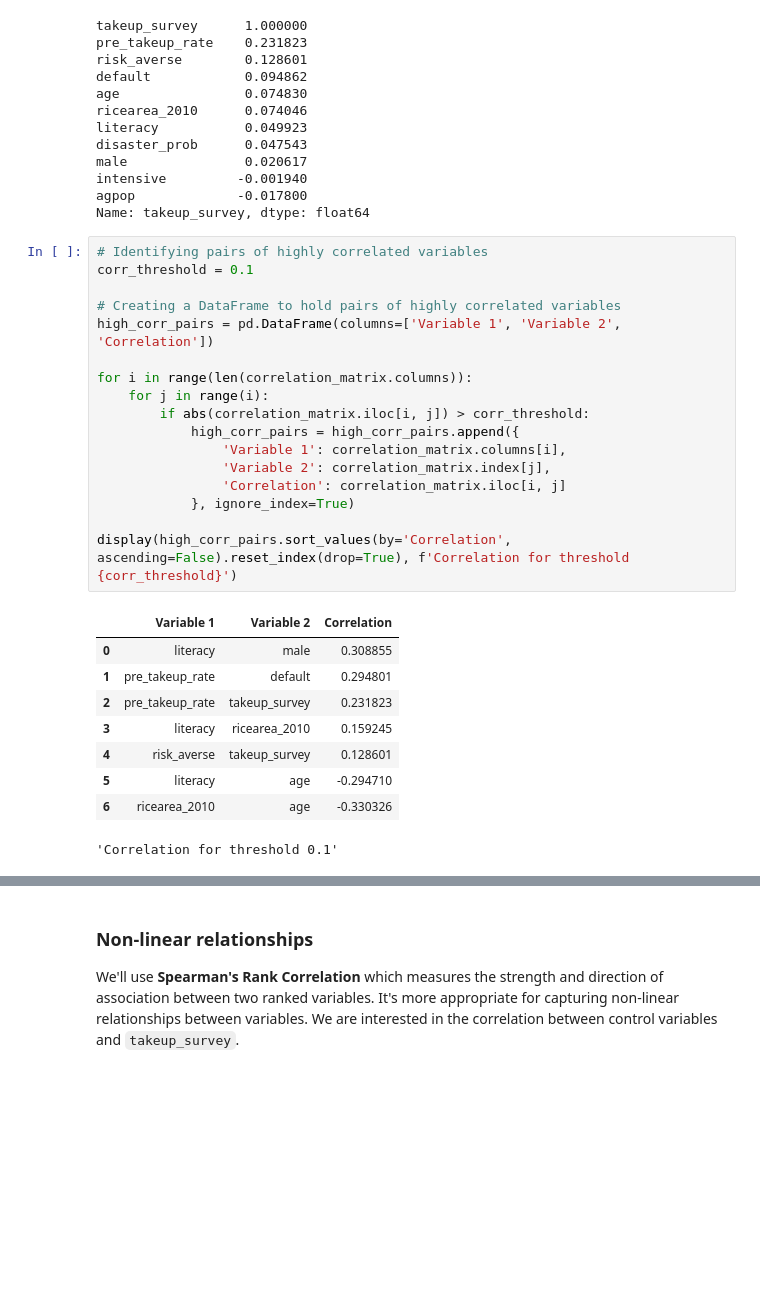
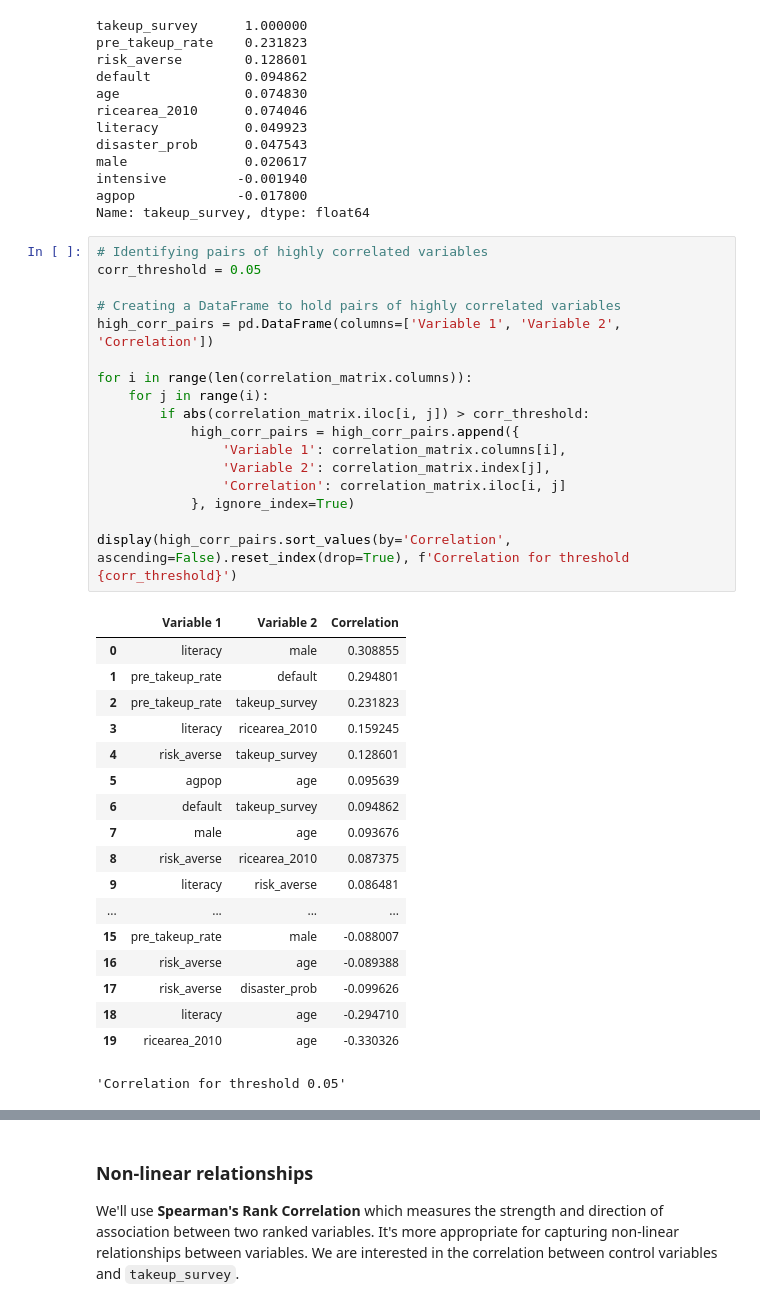
Before and after one commit to Dawlau/castle-doctrine-causality, a Jupyter notebook: causal-estimation.ipynb, the cells around one changed output, grey strips where cells are left out. Drawn from its saved outputs; the diff is of its cells as text; blank space fills up the shorter version.

```diff
--- a/causal-estimation.ipynb
+++ b/causal-estimation.ipynb
@@ -348,30 +346,39 @@ agpop             -0.017800
 Name: takeup_survey, dtype: float64
 # %%
 # Identifying pairs of highly correlated variables
-corr_threshold = 0.1
+corr_threshold = 0.05
 
 # Creating a DataFrame to hold pairs of highly correlated variables
 high_corr_pairs = pd.DataFrame(columns=['Variable 1', 'Variable 2', 'Correlation'])
 
 for i in range(len(correlation_matrix.columns)):
     for j in range(i):
         if abs(correlation_matrix.iloc[i, j]) > corr_threshold:
             high_corr_pairs = high_corr_pairs.append({
                 'Variable 1': correlation_matrix.columns[i],
                 'Variable 2': correlation_matrix.index[j],
                 'Correlation': correlation_matrix.iloc[i, j]
             }, ignore_index=True)
 
 display(high_corr_pairs.sort_values(by='Correlation', ascending=False).reset_index(drop=True), f'Correlation for threshold {corr_threshold}')
 # %% [output]
 |  | Variable 1 | Variable 2 | Correlation |
 | 0 | literacy | male | 0.308855 |
 | 1 | pre_takeup_rate | default | 0.294801 |
 | 2 | pre_takeup_rate | takeup_survey | 0.231823 |
 | 3 | literacy | ricearea_2010 | 0.159245 |
 | 4 | risk_averse | takeup_survey | 0.128601 |
-| 5 | literacy | age | -0.294710 |
-| 6 | ricearea_2010 | age | -0.330326 |
+| 5 | agpop | age | 0.095639 |
+| 6 | default | takeup_survey | 0.094862 |
+| 7 | male | age | 0.093676 |
+| 8 | risk_averse | ricearea_2010 | 0.087375 |
+| 9 | literacy | risk_averse | 0.086481 |
+| ... | ... | ... | ... |
+| 15 | pre_takeup_rate | male | -0.088007 |
+| 16 | risk_averse | age | -0.089388 |
+| 17 | risk_averse | disaster_prob | -0.099626 |
+| 18 | literacy | age | -0.294710 |
+| 19 | ricearea_2010 | age | -0.330326 |
-'Correlation for threshold 0.1'
+'Correlation for threshold 0.05'
 # %% [markdown]
 ### Correlation Analysis Findings
```
Also changed, not shown: parts of 25 cells of this notebook, 12 other files.
